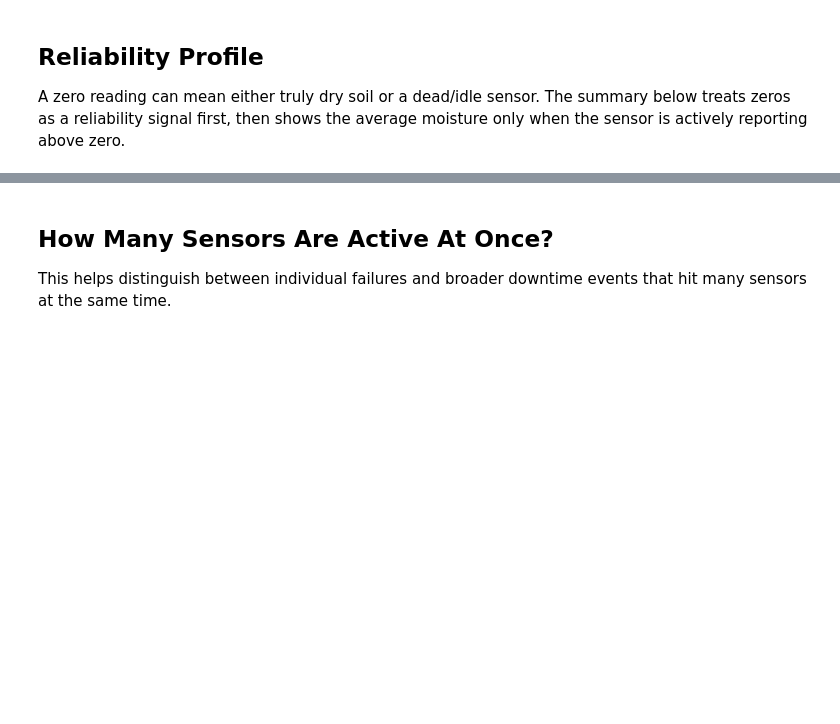
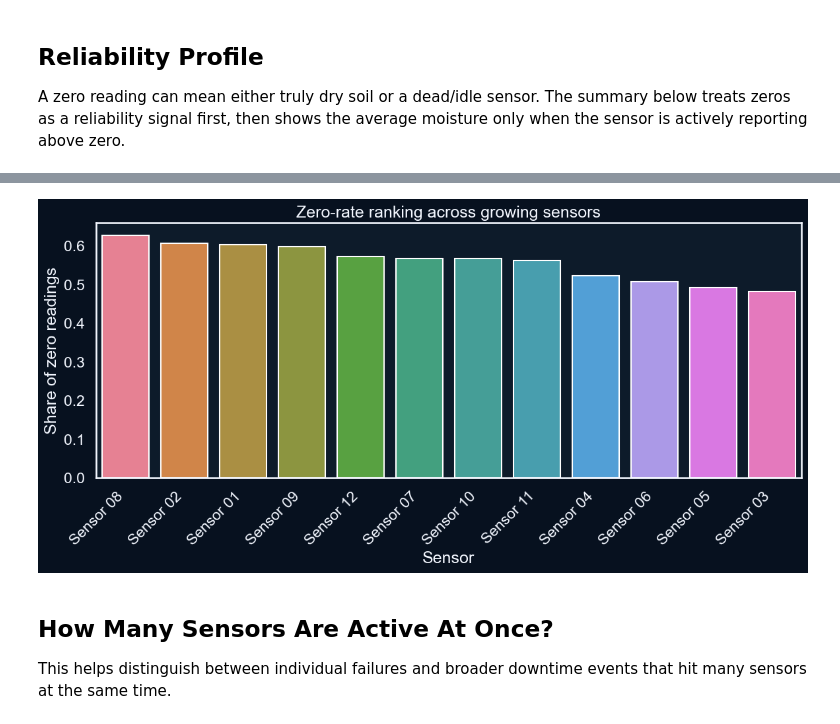
Before and after one commit to Compost-Coders/composting-coders, a Jupyter notebook: notebooks/analysis_sensors.ipynb, the cells around one changed output, grey strips where cells are left out. Saved outputs shown, nothing was run; the diff lists cells and outputs as text; code cells hidden in the pictures; blank space fills up the shorter version.

```diff
--- a/notebooks/analysis_sensors.ipynb
+++ b/notebooks/analysis_sensors.ipynb
@@ -19,3 +13,39 @@ plt.rcParams["figure.figsize"] = (12, 6)
+# %%
+import numpy as np
+import pandas as pd
+import seaborn as sns
+import matplotlib.pyplot as plt
+from cycler import cycler
+
+BG = "#07111f"
+PANEL = "#0d1b2a"
+GRID = "#24415f"
+FG = "#f3f7ff"
+ACCENT = ["#00e5ff", "#ff4ecd", "#9bff66", "#ffcf40", "#7aa2ff", "#ff7b72"]
+
+sns.set_theme(style="dark", context="talk")
+sns.set_palette(ACCENT)
+plt.rcParams.update(
+    {
+        "figure.figsize": (12, 6),
+        "figure.facecolor": BG,
+        "axes.facecolor": PANEL,
+        "axes.edgecolor": FG,
+        "axes.labelcolor": FG,
+        "axes.titlecolor": FG,
+        "axes.prop_cycle": cycler(color=ACCENT),
+        "xtick.color": FG,
+        "ytick.color": FG,
+        "text.color": FG,
+        "grid.color": GRID,
+        "grid.alpha": 0.35,
+        "legend.facecolor": PANEL,
+        "legend.edgecolor": GRID,
+        "legend.framealpha": 0.85,
+        "savefig.facecolor": BG,
+        "savefig.edgecolor": BG,
+    }
+)
 # %%
 file_path = "../data/combined_compost_measurements.csv"
 
@@ -94,19 +152,21 @@ sensor_summary
 # %%
 plt.figure(figsize=(12, 6))
 sns.barplot(
     data=sensor_summary.reset_index(),
     x="index",
     y="zero_share",
     hue="index",
-    palette="crest",
+    palette=sns.color_palette("husl", len(sensor_summary)),
     legend=False,
 )
 plt.xticks(rotation=45, ha="right")
 plt.ylabel("Share of zero readings")
 plt.xlabel("Sensor")
 plt.title("Zero-rate ranking across growing sensors")
 plt.tight_layout()
 plt.show()
+# %% [output]
+[figure, added]
 # %% [markdown]
 ## How Many Sensors Are Active At Once?
 
```
Also changed, not shown: parts of 13 cells of this notebook, 2 other files.
